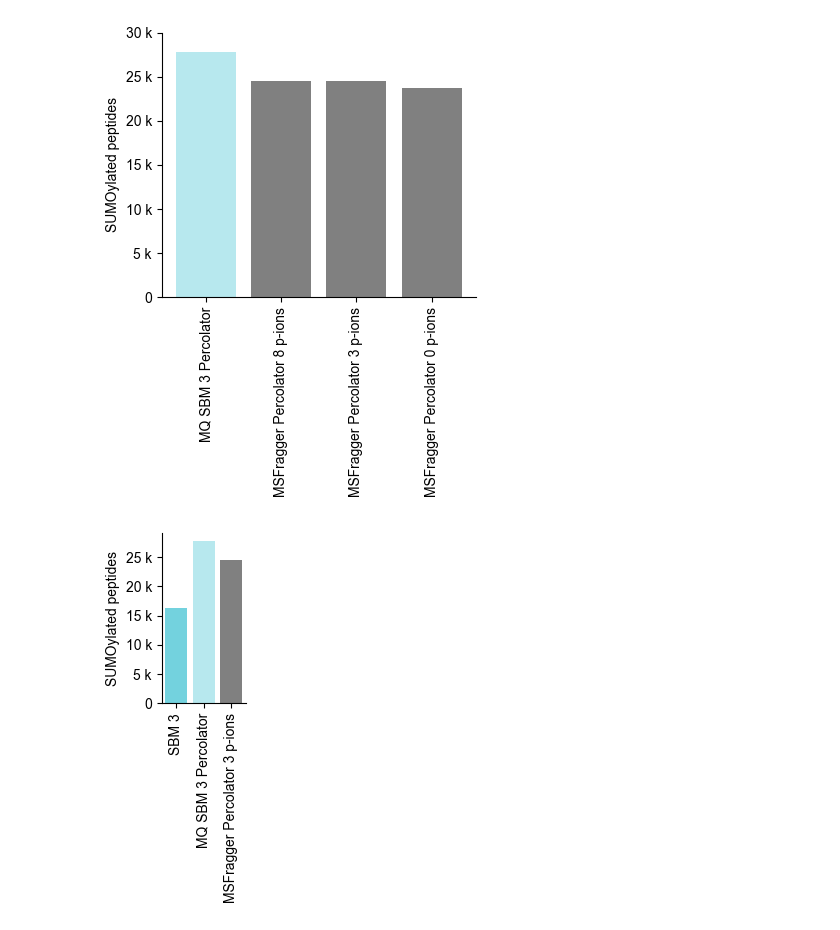
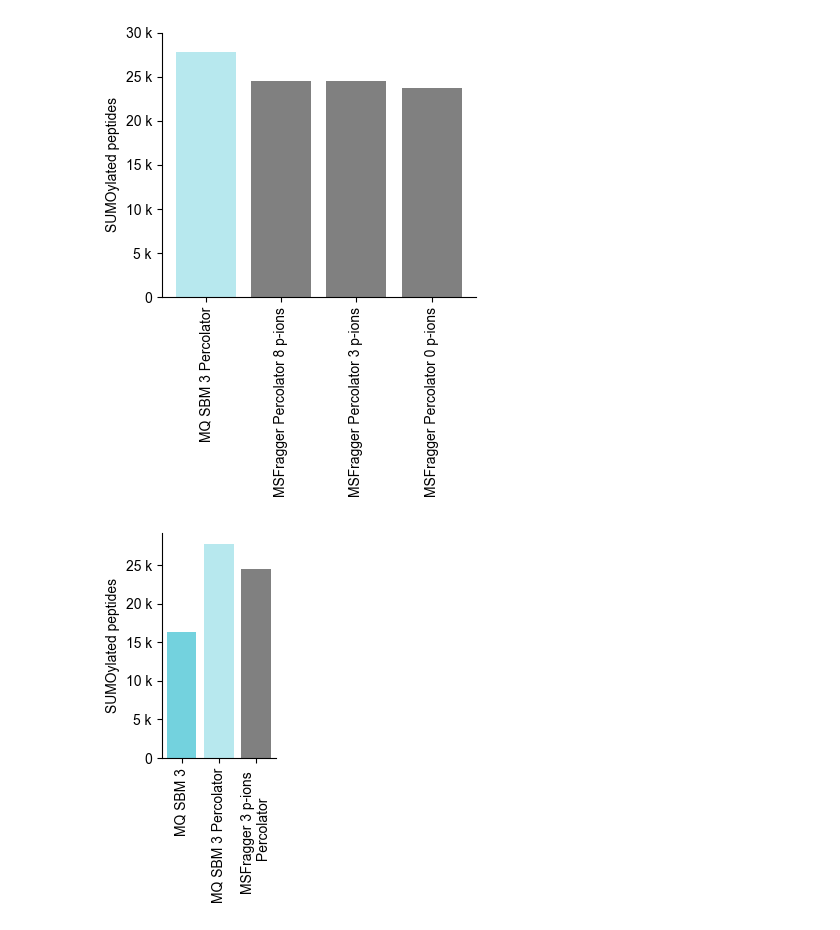
Before and after one commit to carolinelennartsson/SUMOylation, a Jupyter notebook: Main_result_SUMO_HeLa.ipynb, the cells around one changed output. Saved outputs shown, nothing was run; the diff lists cells and outputs as text; code cells hidden in the pictures.

Commit message:
benchmark_plots

```diff
--- a/Main_result_SUMO_HeLa.ipynb
+++ b/Main_result_SUMO_HeLa.ipynb
@@ -315,8 +351,8 @@ fig, ax = plt.subplots(figsize=(6, 2.5))
 
 median_labels = []
 
-for dataset in big_df['Dataset'].unique():
-    subset = big_df[big_df['Dataset'] == dataset]
+for dataset in all_psms['Dataset'].unique():
+    subset = all_psms[all_psms['Dataset'] == dataset]
     median_score = subset['Score'].median()
     label_with_median = f"{dataset} (median = {median_score:.1f})"
     median_labels.append(label_with_median)
@@ -332,15 +368,13 @@ for dataset in big_df['Dataset'].unique():
         color=color_map.get(dataset, 'grey')
     )
 
-# Customize axes
 ax.spines['right'].set_visible(False)
 ax.spines['top'].set_visible(False)
 ax.set_xlabel('Score')
-ax.set_ylabel('Score distribution \n of all target hits (Density)')
-ax.set_xlim(0, 700)
+ax.set_ylabel('Score distribution of \nall target hits (Density)')
+ax.set_xlim(0, 500)
 ax.set_title('')
 
-# Layout & legend
 plt.tight_layout()
 legend = ax.legend(
     loc='center left',
@@ -352,6 +386,6 @@ legend.get_frame().set_alpha(1)
 legend.get_frame().set_linewidth(0)
 
 plt.tight_layout()
-file_path = fig_dir + "score_kde_all.pdf"
+file_path = fig_dir + "score_kde_all_target.pdf"
 plt.savefig(file_path, transparent=True)
 # %% [output]
@@ -445,5 +574,5 @@ plt.savefig(file_path, transparent=True, bbox_inches='tight')
 # %%
-all_reverse_sumo = all_reverse[(all_reverse['SUMO2/3-DVFQQQTGG'] == 1)]
+all_reverse_sumo = all_reverse[(all_reverse['SUMO2/3-DVFQQQTGG'] <= 1)]
 
 fig, ax = plt.subplots(figsize=(6, 2.5))
 
@@ -464,12 +593,15 @@ for dataset in all_reverse_sumo['Dataset'].unique():
         common_norm=False
     )
 
+# Clean up axes
 ax.spines['right'].set_visible(False)
 ax.spines['top'].set_visible(False)
 ax.set_xlabel('Score')
-ax.set_ylabel('SUMOylated Reverse Hits \nScore Distribution (Density)')
+ax.set_ylabel('Score Distribution of \nSUMO Reverse Hits (Density)')
+ax.set_xlim(0, 500)
 ax.set_title('')
 
+# External legend
 legend = ax.legend(
     loc='center left',
     bbox_to_anchor=(1.02, 0.5),
@@ -479,8 +611,10 @@ legend.get_frame().set_facecolor('white')
 legend.get_frame().set_alpha(1)
 legend.get_frame().set_linewidth(0)
 
-plt.tight_layout()
+# Adjust layout
+plt.tight_layout()  # Leave space for legend
 
+# Save
 file_path = fig_dir + "SUMO_reverse_hit_dist.pdf"
 plt.savefig(file_path, transparent=True, bbox_inches='tight')
 # %% [output]
@@ -1740,34 +1879,47 @@ total_count = len(df_filtered_sumo_per_unique)
 filtered_counts_unique["MQ SBM 3 Percolator"] = total_count
 
 dataset_counts = sel_msfragger_unique_sumo['dataset'].value_counts()
 filtered_counts_unique = filtered_counts_unique.append(dataset_counts)
 
 filtered_counts_unique["SBM 3"] = len(filtered_big_df_unique[filtered_big_df_unique['Dataset'] == "SBM 3"])
+
 filtered_counts_unique = filtered_counts_unique.reindex(custom_order_c)
 
-fig, ax = plt.subplots(figsize=(1.7, 4))
+fig, ax = plt.subplots(figsize=(2, 4))
+
 bars_un = ax.bar(
     filtered_counts_unique.index,
     filtered_counts_unique.values,
     color=[color_map.get(dataset, 'grey') for dataset in filtered_counts_unique.index]
 )
 
 # Optionally, add text to the bars (commented out for now)
 #for bar in bars_un:
 #     height = bar.get_height()
 #     ax.text(bar.get_x() + bar.get_width() / 2.0, height, '%d' % int(height), ha='center', va='bottom', rotation= 90)
 
+# Customize the plot
 ax.set_xlabel('')
 ax.set_ylabel('SUMOylated peptides')
 ax.set_title('')
-ax.set_xticks(filtered_counts_unique.index)
-ax.set_xticklabels(filtered_counts_unique.index, rotation=90)
+
+label_map = {
+    "SBM 3": "MQ SBM 3",
+    "MQ SBM 3 Percolator": "MQ SBM 3 Percolator",
+    "MSFragger Percolator 3 p-ions": "MSFragger 3 p-ions \n Percolator"
+}
+
+ax.set_xticks(range(len(filtered_counts_unique)))
+ax.set_xticklabels(
+    [label_map.get(lbl, lbl) for lbl in filtered_counts_unique.index],
+    rotation=90
+)
 ax.spines['right'].set_visible(False)
 ax.spines['top'].set_visible(False)
 ax.yaxis.set_major_formatter(ticker.EngFormatter())
 plt.tight_layout()
 file_path = fig_dir + "unique_sumo_peptides_w_msfragger.pdf"
 plt.savefig(file_path, transparent=True)
 plt.show()
 # %% [output]
-[figure, old version]
+[figure, new version]
```
Also changed, not shown: parts of 43 cells of this notebook, 1 other file.
